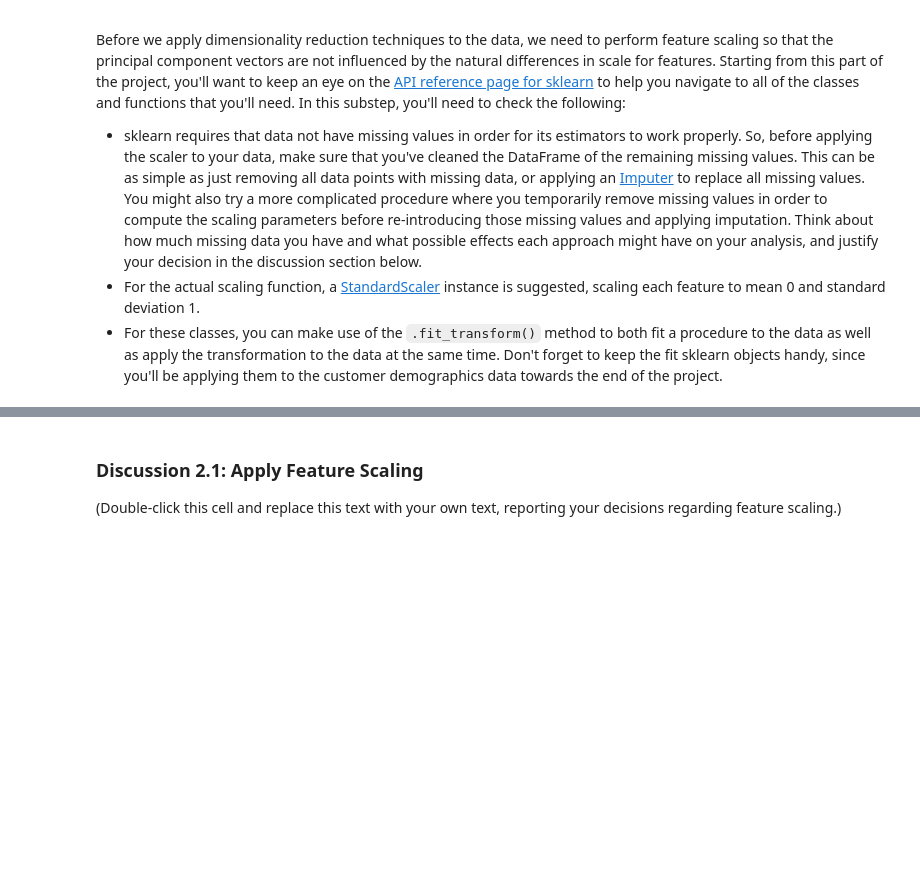
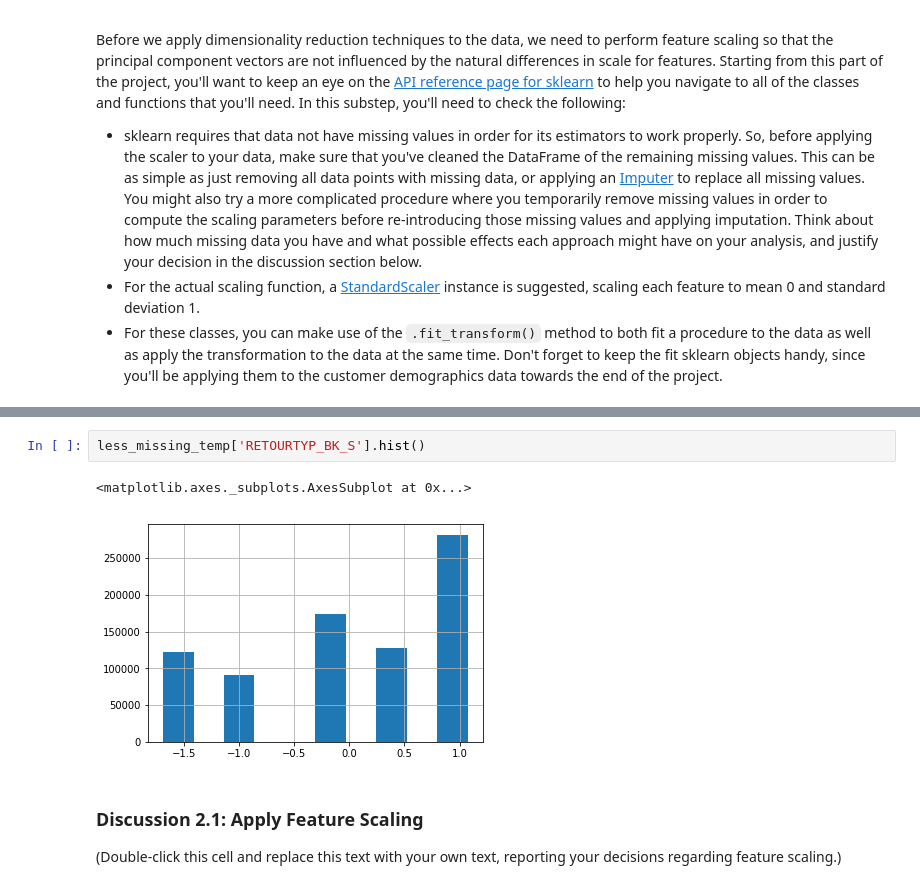
Before and after one commit to odmirajkar/customer_segmentation, a Jupyter notebook: Identify_Customer_Segments.ipynb, the cells around one changed output, grey strips where cells are left out. Cells and saved outputs as stored; diff of their text form; blank space fills up the shorter version.

```diff
--- a/Identify_Customer_Segments.ipynb
+++ b/Identify_Customer_Segments.ipynb
@@ -1054,3 +1085,8 @@ less_missing['RETOURTYP_BK_S'].hist()
+# %%
+less_missing_temp['RETOURTYP_BK_S'].hist()
+# %% [output]
+<matplotlib.axes._subplots.AxesSubplot at 0x...>
+[figure, added]
 # %% [markdown]
 ### Discussion 2.1: Apply Feature Scaling
 
```
Also changed, not shown: parts of 28 cells of this notebook.
